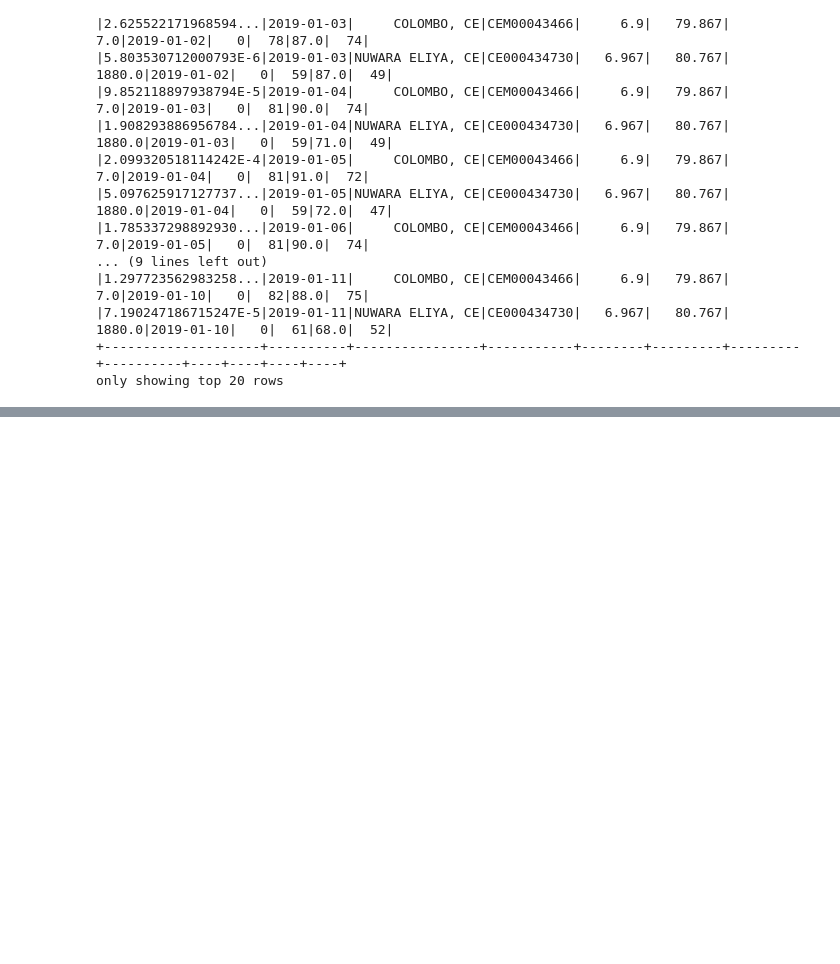
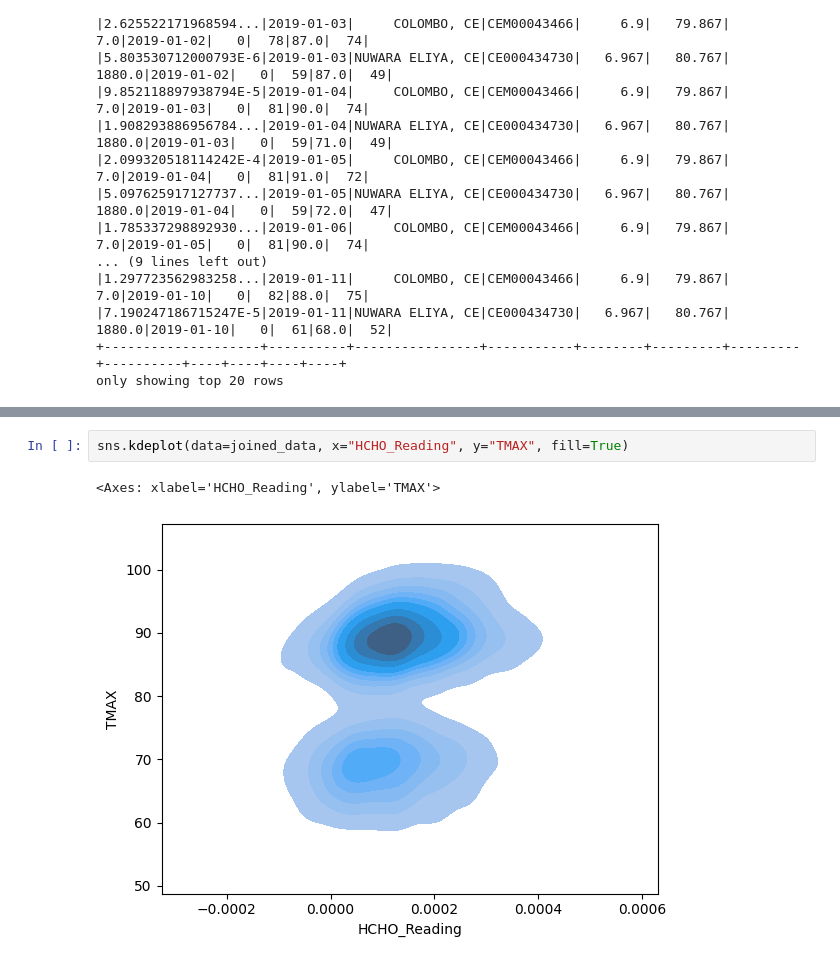
Before and after one commit to VinukaSilva/HCHO-Prediction, a Jupyter notebook: Precipitation Avg_Temperature.ipynb, the cells around one changed output, grey strips where cells are left out. Drawn from its saved outputs; the diff is of its cells as text; blank space fills up the shorter version.

```diff
--- a/Precipitation Avg_Temperature.ipynb
+++ b/Precipitation Avg_Temperature.ipynb
@@ -571,0 +597,5 @@ only showing top 20 rows
+# %%
+sns.kdeplot(data=joined_data, x="HCHO_Reading", y="TMAX", fill=True)
+# %% [output]
+<Axes: xlabel='HCHO_Reading', ylabel='TMAX'>
+[figure, added]
```
Also changed, not shown: parts of 7 cells of this notebook, 1 other file.
